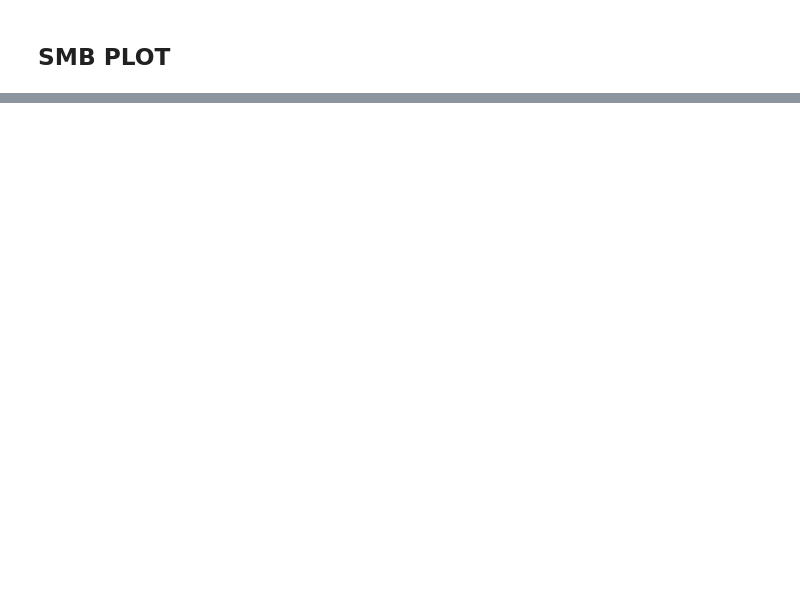
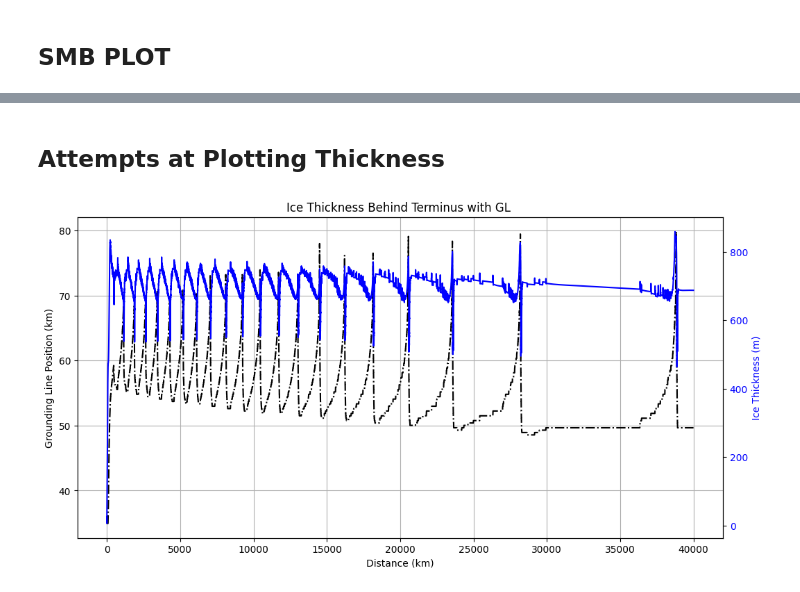
Before and after one commit to ktlix2ski/brinkmodeltest, a Jupyter notebook: Analysis/EasyQuickWorkbook.ipynb, the cells around one changed output, grey strips where cells are left out. Drawn from its saved outputs; the diff is of its cells as text; code cells hidden in the pictures; blank space fills up the shorter version.

```diff
--- a/Analysis/EasyQuickWorkbook.ipynb
+++ b/Analysis/EasyQuickWorkbook.ipynb
@@ -296,0 +299,43 @@ plt.show()
+# %% [markdown]
+## Attempts at Plotting Thickness
+# %%
+term_thinning = []
+dist_behind_terminus = 50
+time_steps = sorted(H_dict.keys())
+
+for t in time_steps:
+    H_ = H_dict[t]
+
+    terminus_indices = np.where(H_ > 1.0)[0]
+
+    if len(terminus_indices) == 0:
+        term_thinning.append(np.nan)
+        continue
+
+    terminus = terminus_indices[-1]
+
+    if terminus >= dist_behind_terminus:
+        term_H = H_[terminus - dist_behind_terminus]
+    else:
+        term_H = np.nan
+
+    term_thinning.append(term_H)
+
+fig, ax1 = plt.subplots(figsize=(12, 6))
+
+ax1.plot(time, GL_km, label='Grounding Line Position', ls = 'dashdot', color='black')
+ax1.set_xlabel(xaxis_vel)
+ax1.set_ylabel(yaxis_GL_better, color='black')
+ax1.tick_params(axis='y', labelcolor='black')
+ax1.grid()
+
+# Secondary axis for velocities
+ax2 = ax1.twinx()
+ax2.plot(time_steps, term_thinning, color='blue', linestyle='-', label=f'Thickness {dist_behind_terminus} nodes behind terminus')
+ax2.set_ylabel(("Ice Thickness (m)"), color='blue')
+ax2.tick_params(axis='y', labelcolor='blue')
+
+plt.title("Ice Thickness Behind Terminus with GL")
+plt.show()
+# %% [output]
+[figure, added]
```
Also changed, not shown: parts of 8 cells of this notebook, 2 other files.
